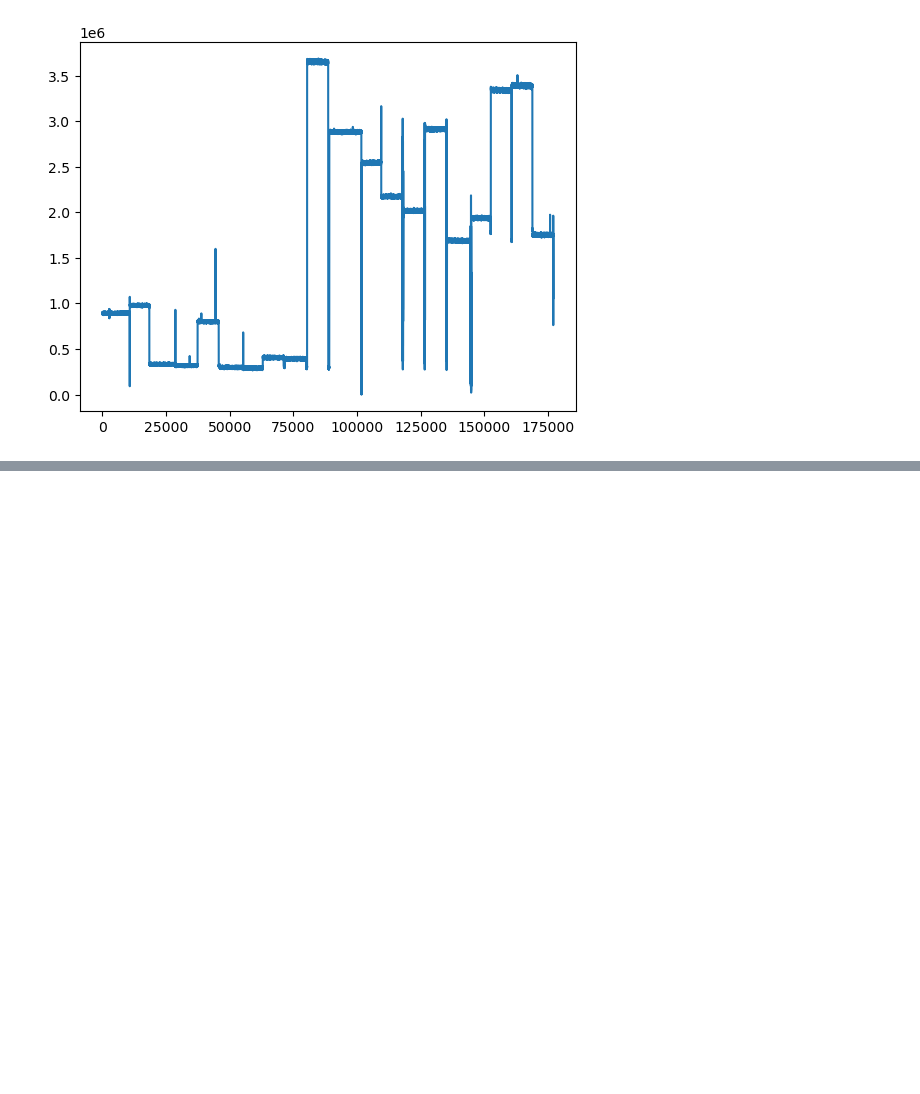
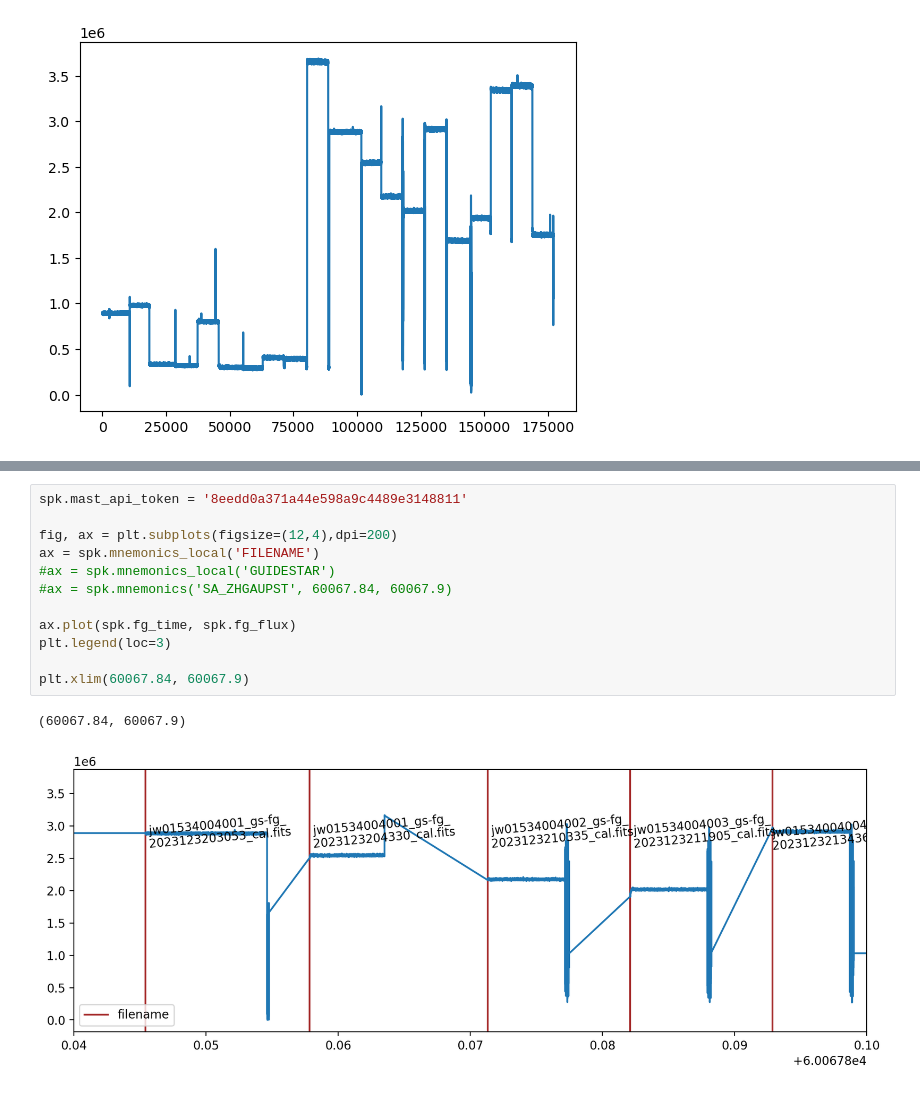
Before and after one commit to GalagaBits/JWST-FGS-Spelunker, a Jupyter notebook: notebooks/examples/guidestar_targets_2.ipynb, the cells around one changed output, grey strips where cells are left out. Saved outputs shown, nothing was run; the diff lists cells and outputs as text; blank space fills up the shorter version.

```diff
--- a/notebooks/examples/guidestar_targets_2.ipynb
+++ b/notebooks/examples/guidestar_targets_2.ipynb
@@ -133,0 +78,15 @@ Table length=20
+# %%
+spk.mast_api_token = '8eedd0a371a44e598a9c4489e3148811'
+
+fig, ax = plt.subplots(figsize=(12,4),dpi=200)
+ax = spk.mnemonics_local('FILENAME')
+#ax = spk.mnemonics_local('GUIDESTAR')
+#ax = spk.mnemonics('SA_ZHGAUPST', 60067.84, 60067.9)
+
+ax.plot(spk.fg_time, spk.fg_flux)
+plt.legend(loc=3)
+
+plt.xlim(60067.84, 60067.9)
+# %% [output]
+(60067.84, 60067.9)
+[figure, added]
```
Also changed, not shown: parts of 8 cells of this notebook, 5 other files.
